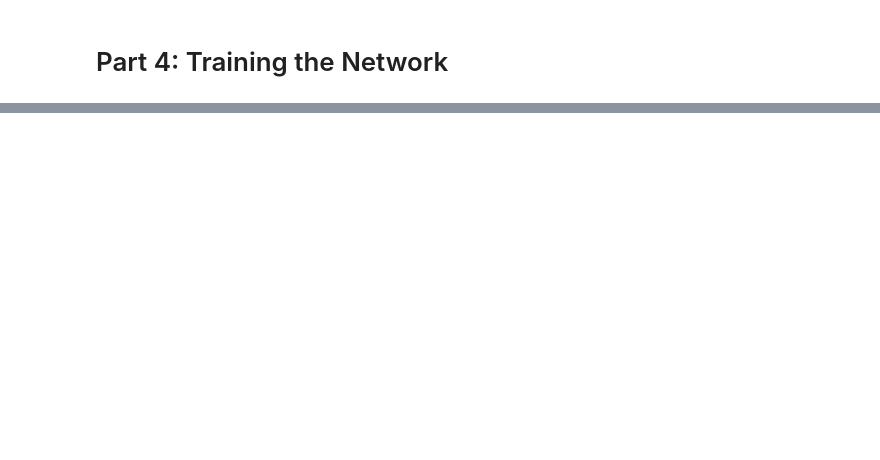
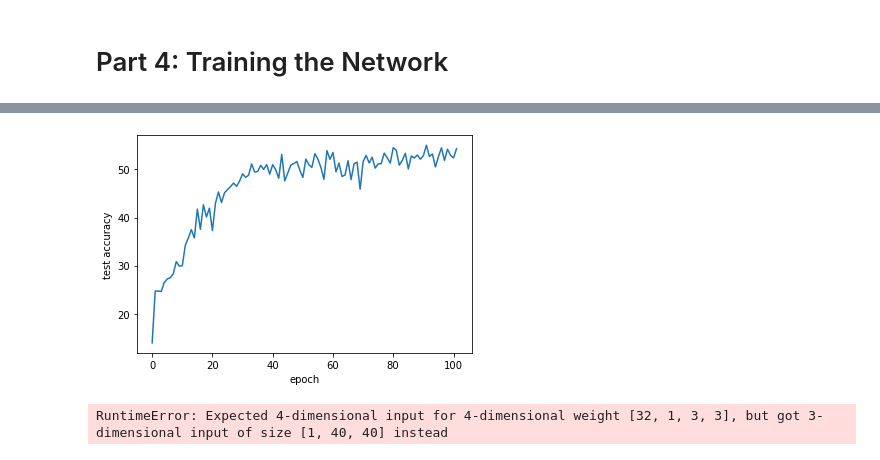
Before and after one commit to sberchenko-2/Emojify, a Jupyter notebook: src/train_model.ipynb, the cells around one changed output, grey strips where cells are left out. Drawn from its saved outputs; the diff is of its cells as text; code cells hidden in the pictures; blank space fills up the shorter version.

```diff
--- a/src/train_model.ipynb
+++ b/src/train_model.ipynb
@@ -235,0 +262,28 @@ RuntimeError: mat1 and mat2 shapes cannot be multiplied (10x1600 and 576x7)
+# %%
+"""
+ lr:
+    0.01 => 25% test accuracy (constant)
+    0.05 => 25% test accuracy (constant)
+    0.1  => 33% test accuracy
+    0.2  => 46% test accuracy
+    0.3  => --- test accuracy
+    0.5  => --- test accuracy
+"""
+
+"""
+before:
+    train-loss: 0.6977
+    test-loss:  2.4902
+
+after:
+"""
+
+print(f"Final train loss: {train_losses[-1]}")
+print(f"Final test loss:  {test_losses[-1]}")
+
+x_axis = np.arange(0, EPOCHS + 2)
+plt.plot(x_axis, test_accuracies)
+plt.xlabel('epoch')
+plt.ylabel('test accuracy')
+model.save_model('best-model')
+# %% [output]
@@ -235,0 +292,11 @@ RuntimeError: mat1 and mat2 shapes cannot be multiplied (10x1600 and 576x7)
+[figure, added]
+# %%
+x = model.load_model('best-model')
+idx = 0
+e = data_test[idx][0]
+label = data_test[idx][1]
+output = model(e)
+output.max(1)[1]
+print(label)
+# %% [output]
+RuntimeError: Expected 4-dimensional input for 4-dimensional weight [32, 1, 3, 3], but got 3-dimensional input of size [1, 40, 40] instead
```
Also changed, not shown: parts of 4 cells of this notebook.
